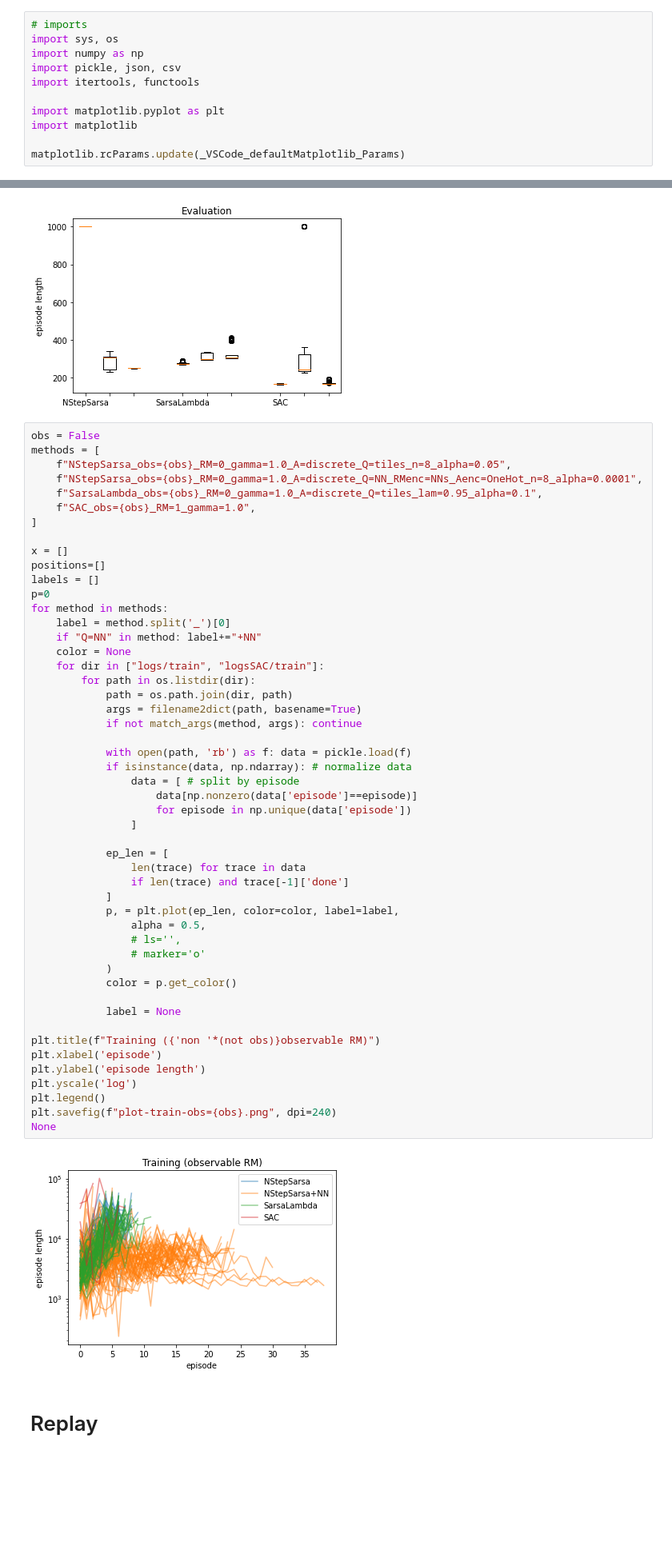
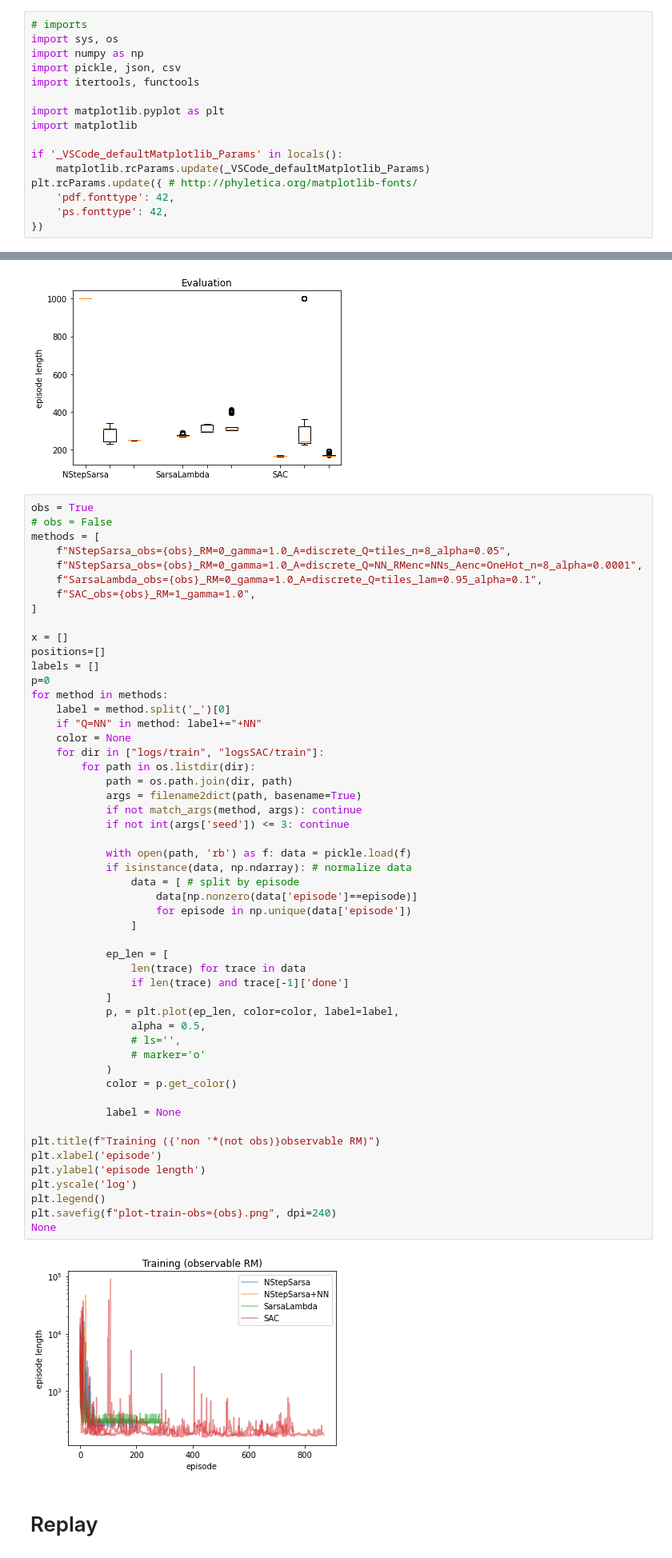
Before and after one commit to cryhot/CS394Rspring22-project, a Jupyter notebook: test.ipynb, the cells around one changed output, grey strips where cells are left out. Shown at 80% size. Drawn from its saved outputs; the diff is of its cells as text; blank space fills up the shorter version.

```diff
--- a/test.ipynb
+++ b/test.ipynb
@@ -8,7 +8,12 @@ import itertools, functools
 import matplotlib.pyplot as plt
 import matplotlib
 
-matplotlib.rcParams.update(_VSCode_defaultMatplotlib_Params)
+if '_VSCode_defaultMatplotlib_Params' in locals():
+    matplotlib.rcParams.update(_VSCode_defaultMatplotlib_Params)
+plt.rcParams.update({ # http://phyletica.org/matplotlib-fonts/
+    'pdf.fonttype': 42,
+    'ps.fonttype': 42,
+})
 # %%
 # definitions
 def filename2dict(filename, basename=False):
@@ -229,7 +230,8 @@ None
 # %% [output]
 [figure]
 # %%
-obs = False
+obs = True
+# obs = False
 methods = [
     f"NStepSarsa_obs={obs}_RM=0_gamma=1.0_A=discrete_Q=tiles_n=8_alpha=0.05",
     f"NStepSarsa_obs={obs}_RM=0_gamma=1.0_A=discrete_Q=NN_RMenc=NNs_Aenc=OneHot_n=8_alpha=0.0001",
@@ -250,36 +252,37 @@ for method in methods:
             path = os.path.join(dir, path)
             args = filename2dict(path, basename=True)
             if not match_args(method, args): continue
+            if not int(args['seed']) <= 3: continue
 
             with open(path, 'rb') as f: data = pickle.load(f)
             if isinstance(data, np.ndarray): # normalize data
                 data = [ # split by episode
                     data[np.nonzero(data['episode']==episode)]
                     for episode in np.unique(data['episode'])
                 ]
 
             ep_len = [
                 len(trace) for trace in data
                 if len(trace) and trace[-1]['done']
             ]
             p, = plt.plot(ep_len, color=color, label=label,
                 alpha = 0.5,
                 # ls='',
                 # marker='o'
             )
             color = p.get_color()
 
             label = None
 
 plt.title(f"Training ({'non '*(not obs)}observable RM)")
 plt.xlabel('episode')
 plt.ylabel('episode length')
 plt.yscale('log')
 plt.legend()
 plt.savefig(f"plot-train-obs={obs}.png", dpi=240)
 None
 # %% [output]
-[figure, old version]
+[figure, new version]
 # %% [markdown]
 # Replay
 # %%
```
Also changed, not shown: parts of 4 cells of this notebook, 6 other files.
